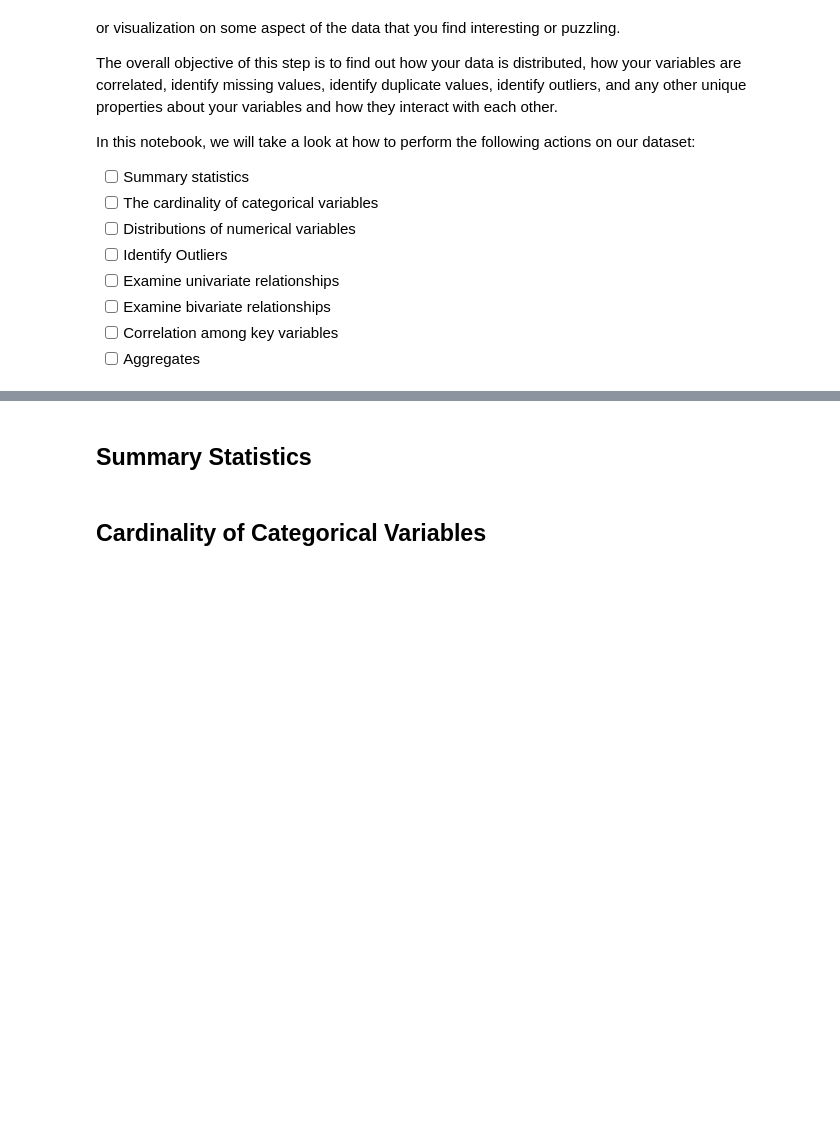
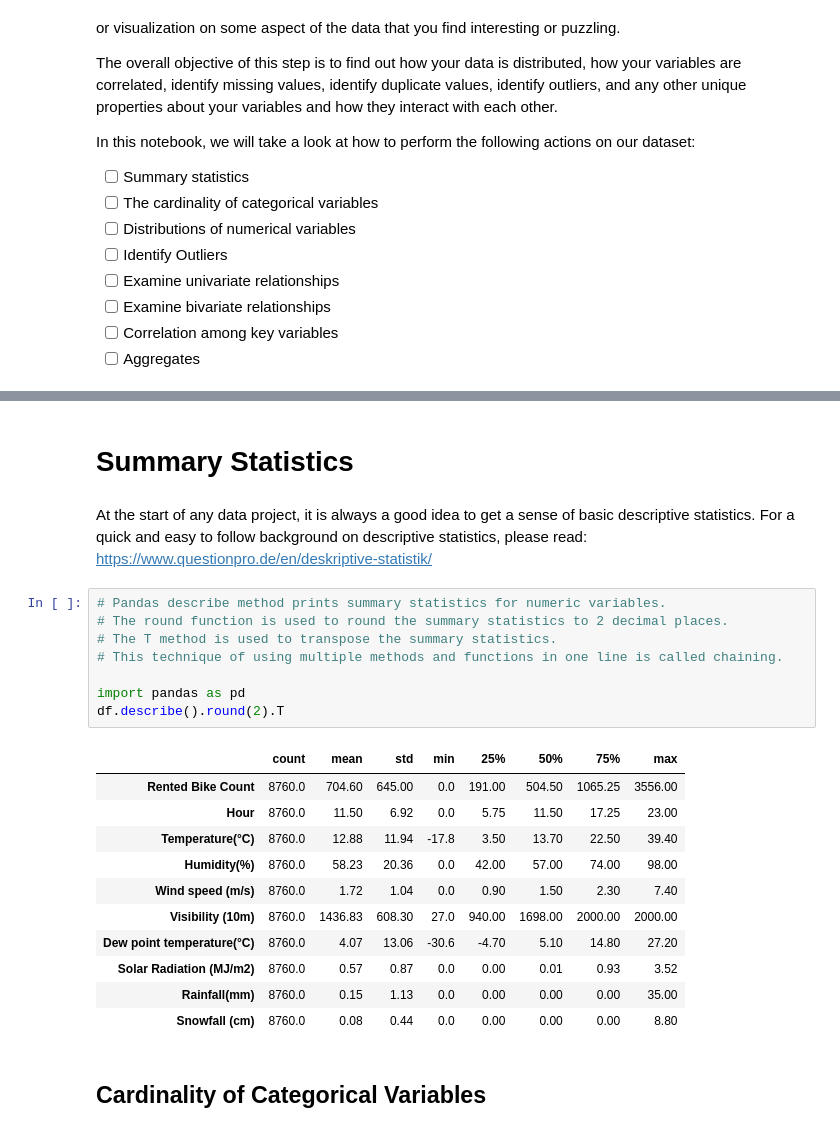
Before and after one commit to drjodyannjones/mdsi_python_seminar_11122023, a Jupyter notebook: exploratory_data_analysis/eda.ipynb, the cells around one changed output, grey strips where cells are left out. Saved outputs shown, nothing was run; the diff lists cells and outputs as text; blank space fills up the shorter version.

```diff
--- a/exploratory_data_analysis/eda.ipynb
+++ b/exploratory_data_analysis/eda.ipynb
@@ -25,4 +100,26 @@ An excellent resource for data visualization (the charting aspects of EDA) is Cl
 # %% [markdown]
-## Summary Statistics
+# Summary Statistics
+# %% [markdown]
+At the start of any data project, it is always a good idea to get a sense of basic descriptive statistics. For a quick and easy to follow background on descriptive statistics, please read: https://www.questionpro.de/en/deskriptive-statistik/
+# %%
+# Pandas describe method prints summary statistics for numeric variables.
+# The round function is used to round the summary statistics to 2 decimal places.
+# The T method is used to transpose the summary statistics.
+# This technique of using multiple methods and functions in one line is called chaining.
+
+import pandas as pd
+df.describe().round(2).T
+# %% [output]
+|  | count | mean | std | min | 25% | 50% | 75% | max |
+| Rented Bike Count | 8760.0 | 704.60 | 645.00 | 0.0 | 191.00 | 504.50 | 1065.25 | 3556.00 |
+| Hour | 8760.0 | 11.50 | 6.92 | 0.0 | 5.75 | 11.50 | 17.25 | 23.00 |
+| Temperature(°C) | 8760.0 | 12.88 | 11.94 | -17.8 | 3.50 | 13.70 | 22.50 | 39.40 |
+| Humidity(%) | 8760.0 | 58.23 | 20.36 | 0.0 | 42.00 | 57.00 | 74.00 | 98.00 |
+| Wind speed (m/s) | 8760.0 | 1.72 | 1.04 | 0.0 | 0.90 | 1.50 | 2.30 | 7.40 |
+| Visibility (10m) | 8760.0 | 1436.83 | 608.30 | 27.0 | 940.00 | 1698.00 | 2000.00 | 2000.00 |
+| Dew point temperature(°C) | 8760.0 | 4.07 | 13.06 | -30.6 | -4.70 | 5.10 | 14.80 | 27.20 |
+| Solar Radiation (MJ/m2) | 8760.0 | 0.57 | 0.87 | 0.0 | 0.00 | 0.01 | 0.93 | 3.52 |
+| Rainfall(mm) | 8760.0 | 0.15 | 1.13 | 0.0 | 0.00 | 0.00 | 0.00 | 35.00 |
+| Snowfall (cm) | 8760.0 | 0.08 | 0.44 | 0.0 | 0.00 | 0.00 | 0.00 | 8.80 |
 # %% [markdown]
 ## Cardinality of Categorical Variables
```
Also changed, not shown: parts of 17 cells of this notebook, 1 other file.
